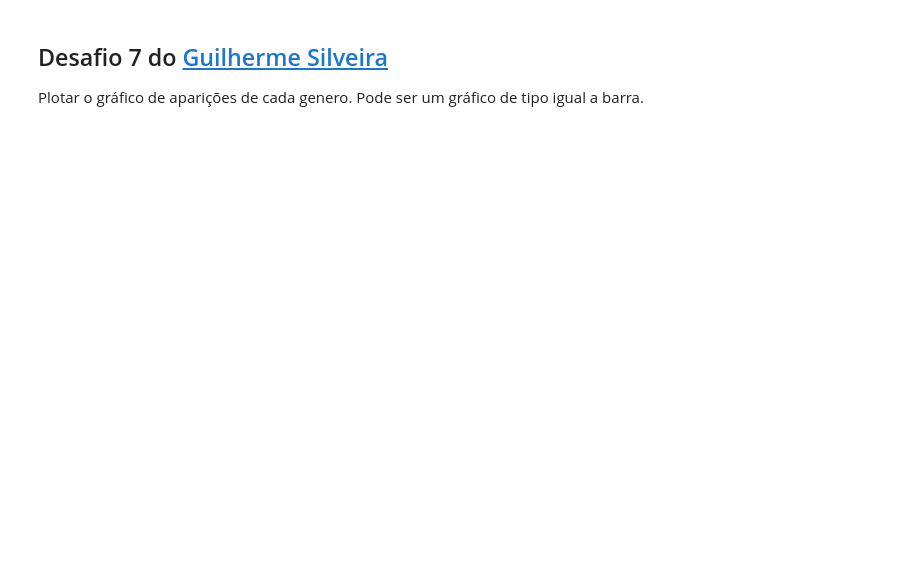
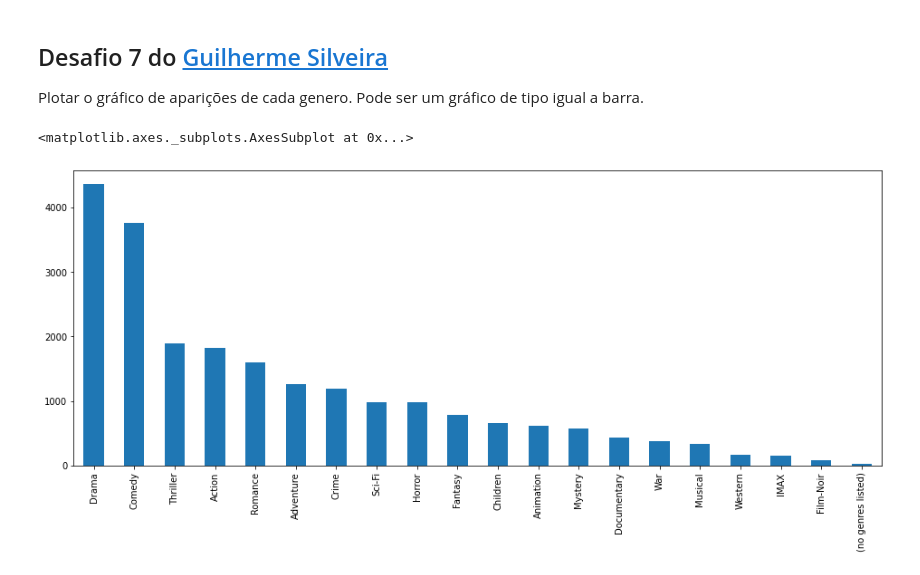
Before and after one commit to lucasbecker/quarentena-dados, a Jupyter notebook: QuarentenaDados_Aula_01.ipynb, the cells around one changed output. Drawn from its saved outputs; the diff is of its cells as text; code cells hidden in the pictures; blank space fills up the shorter version.

```diff
--- a/QuarentenaDados_Aula_01.ipynb
+++ b/QuarentenaDados_Aula_01.ipynb
@@ -381,3 +427,12 @@ Mudar o nome da coluna nota do dataframe **filmes_com_media** para nota_média a
 ## Desafio 3 do [Guilherme Silveira](https://twitter.com/guilhermecaelum)
 
 Colocar o número de avaliações por filme, isto é, não só a média mas o TOTAL de votos por filme.
+# %%
+# Criando uma serie com o numero total de avaliações de cada filme
+numero_de_avaliacoes_dos_filmes = avaliacoes.groupby("filmeId")["nota"].count()
+# Criando um novo frame através de um join do frame filmes_com_media e a serie crianda anteriormente, utilizando o filmeId para tal
+filmes_com_media_e_avaliacoes = filmes_com_media.join(numero_de_avaliacoes_dos_filmes, on="filmeId")
+# Alterando o nome na nova coluna adicionada de nota para numero_total_notas,
+filmes_com_media_e_avaliacoes.rename(columns = {"nota":"numero_total_notas"})
+
+filmes_com_media_e_avaliacoes.head()
@@ -385,3 +447,8 @@ Colocar o número de avaliações por filme, isto é, não só a média mas o TO
 ## Desafio 4 do [Thiago Gonçalves](https://twitter.com/tgcsantos)
 
 Arredondar as médias (coluna de nota média) para duas casas decimais.
+# %%
+# Arredondando a nota_media para duas casas decimais
+filmes_com_media_e_avaliacoes.nota_media = filmes_com_media_e_avaliacoes.nota_media.round(2)
+
+filmes_com_media_e_avaliacoes.head(5)
@@ -393,3 +530,7 @@ Descobrir os generos dos filmes (quais são eles, únicos). (esse aqui o bicho p
 ## Desafio 6 da [Thais André](https://twitter.com/thais_tandre)
 
 Contar o número de aparições de cada genero.
+# %%
+# Uma nova estrutura recebe como colunas os generos da estrutura filmes_com_media_e_avaliacoes separadas por (|) e tem um numero somado a ela toda vez que aparece com .sum()
+numero_filmes_por_genero = filmes_com_media_e_avaliacoes.generos.str.get_dummies('|').sum()
+numero_filmes_por_genero
@@ -397,3 +556,9 @@ Contar o número de aparições de cada genero.
 ## Desafio 7 do [Guilherme Silveira](https://twitter.com/guilhermecaelum)
 
 Plotar o gráfico de aparições de cada genero. Pode ser um gráfico de tipo igual a barra.
+# %%
+# A estutura criada no desafio anterior é ordenada e plotara em um grafico de barras
+numero_filmes_por_genero.sort_values(ascending=False).plot(kind='bar', figsize=(16, 6))
+# %% [output]
+<matplotlib.axes._subplots.AxesSubplot at 0x...>
+[figure, added]
```
Also changed, not shown: parts of 13 cells of this notebook.
